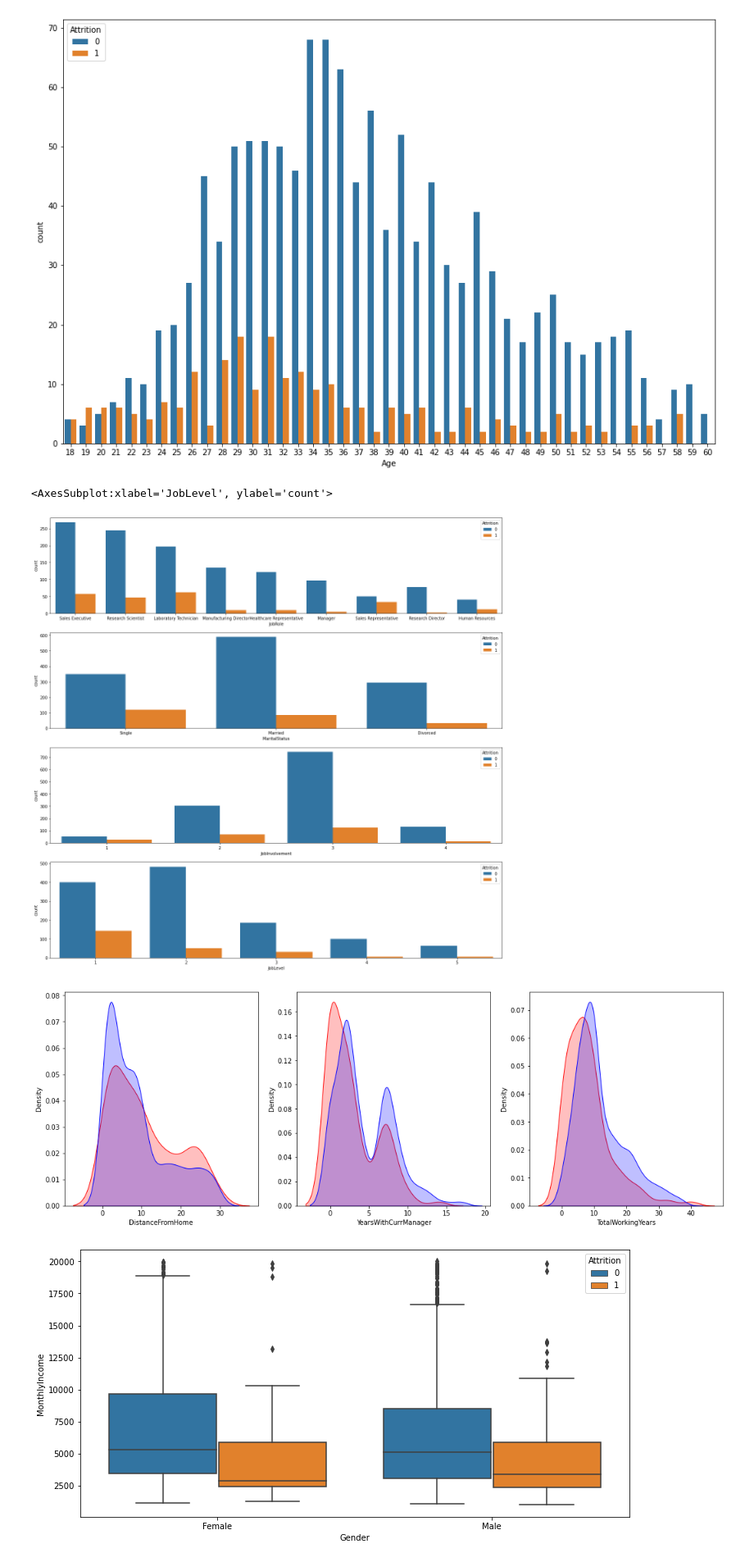
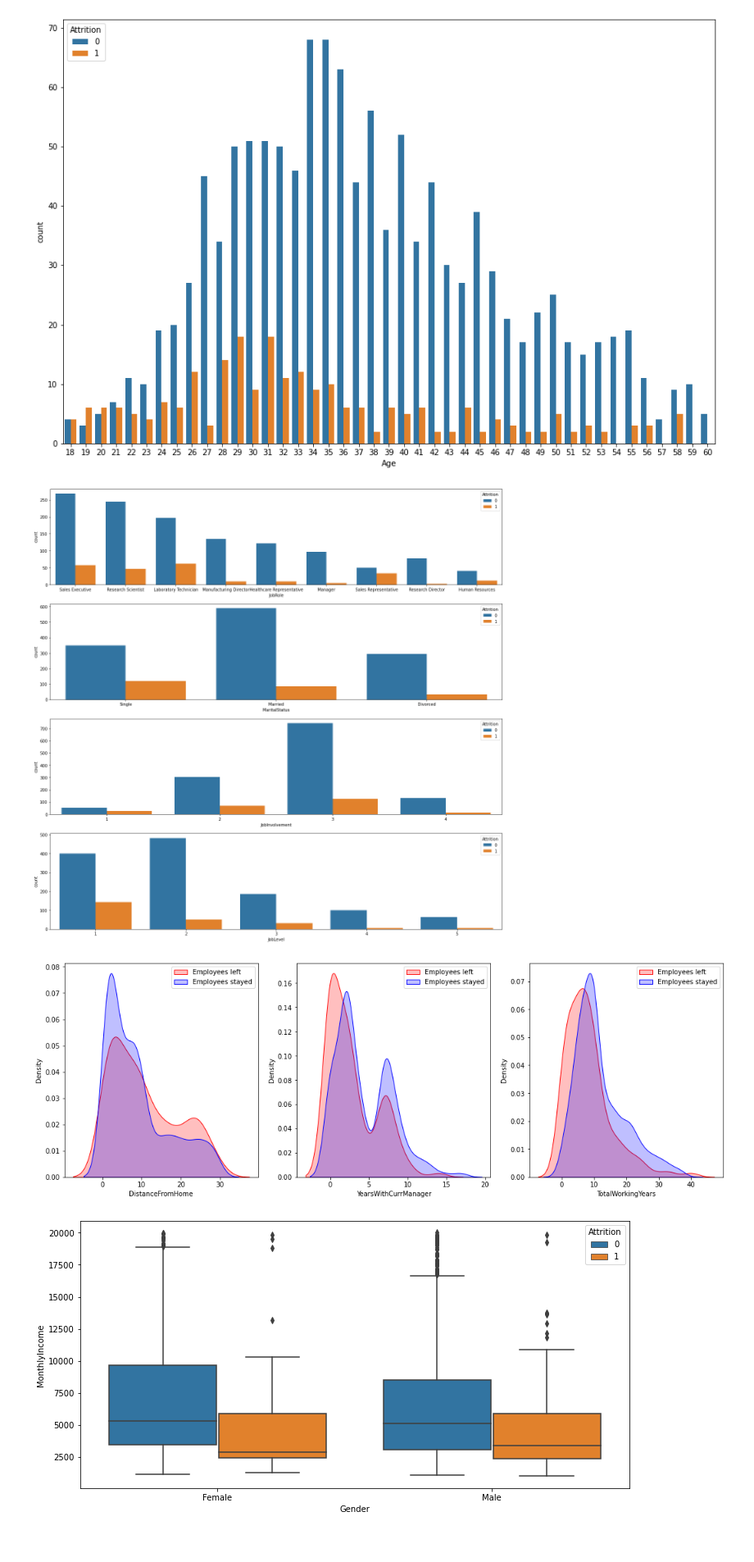
Before and after one commit to ASheikhzada/IBM_Attrition_Analysis_and_Prediction, a Jupyter notebook: hr_employee_analytics.ipynb, the cells around one changed output. Shown at 82% size. Drawn from its saved outputs; the diff is of its cells as text; code cells hidden in the pictures.

```diff
--- a/hr_employee_analytics.ipynb
+++ b/hr_employee_analytics.ipynb
@@ -8,5 +21,5 @@ import seaborn as sns
 # %%
-employee = pd.read_csv\
-("P90-S2-Human-Resources-Data/1. Human Resources Data/Human_Resources.csv")
+employee = pd.read_csv("Human_Resources.csv")
+print(employee.shape)
 employee.head()
 # %% [output]
@@ -74,8 +87,8 @@ sns.countplot(x='Age',hue='Attrition',data=employee);
 # %% [output]
 [figure]
 # %%
-# To compare employee trunover w.r.t. 'JobRole', 'MaritalStatus', 'JobInvolvement' and
-# 'JObLevel'
+# To compare employee turnover w.r.t. 'JobRole', 'MaritalStatus', 'JobInvolvement' and
+# 'JobLevel'
 plt.figure(figsize=(20,20))
 plt.subplot(411)
 sns.countplot(x='JobRole', hue='Attrition', data=employee)
@@ -84,25 +97,27 @@ sns.countplot(x='MaritalStatus', hue='Attrition', data=employee)
 plt.subplot(413)
 sns.countplot(x='JobInvolvement', hue='Attrition', data=employee)
 plt.subplot(414)
-sns.countplot(x='JobLevel', hue='Attrition', data=employee)
+sns.countplot(x='JobLevel', hue='Attrition', data=employee);
 # %% [output]
-<AxesSubplot:xlabel='JobLevel', ylabel='count'>
 [figure]
 # %%
 # Check the tendency of leaving using kde plots for 'DistanceFromHome',
 # 'YearsWithCurrManager' and 'TotalWorkingYears'
 plt.figure(figsize=(18,6))
 plt.subplot(131)
 sns.kdeplot(x=left_df.DistanceFromHome,label='Employees left',shade=True, color='r')
 sns.kdeplot(x=stayed_df.DistanceFromHome,label='Employees stayed',shade=True, color='b')
+plt.legend()
 plt.subplot(132)
 sns.kdeplot(x=left_df.YearsWithCurrManager,label='Employees left',shade=True, color='r')
 sns.kdeplot(x=stayed_df.YearsWithCurrManager,label='Employees stayed',shade=True, color='b')
+plt.legend()
 plt.subplot(133)
 sns.kdeplot(x=left_df.TotalWorkingYears,label='Employees left',shade=True, color='r')
 sns.kdeplot(x=stayed_df.TotalWorkingYears,label='Employees stayed',shade=True, color='b');
+plt.legend();
 # %% [output]
-[figure, old version]
+[figure, new version]
 # %%
 # Gender vs MonthlyIncome
 plt.figure(figsize=(12,6))
```
Also changed, not shown: parts of 22 cells of this notebook.
